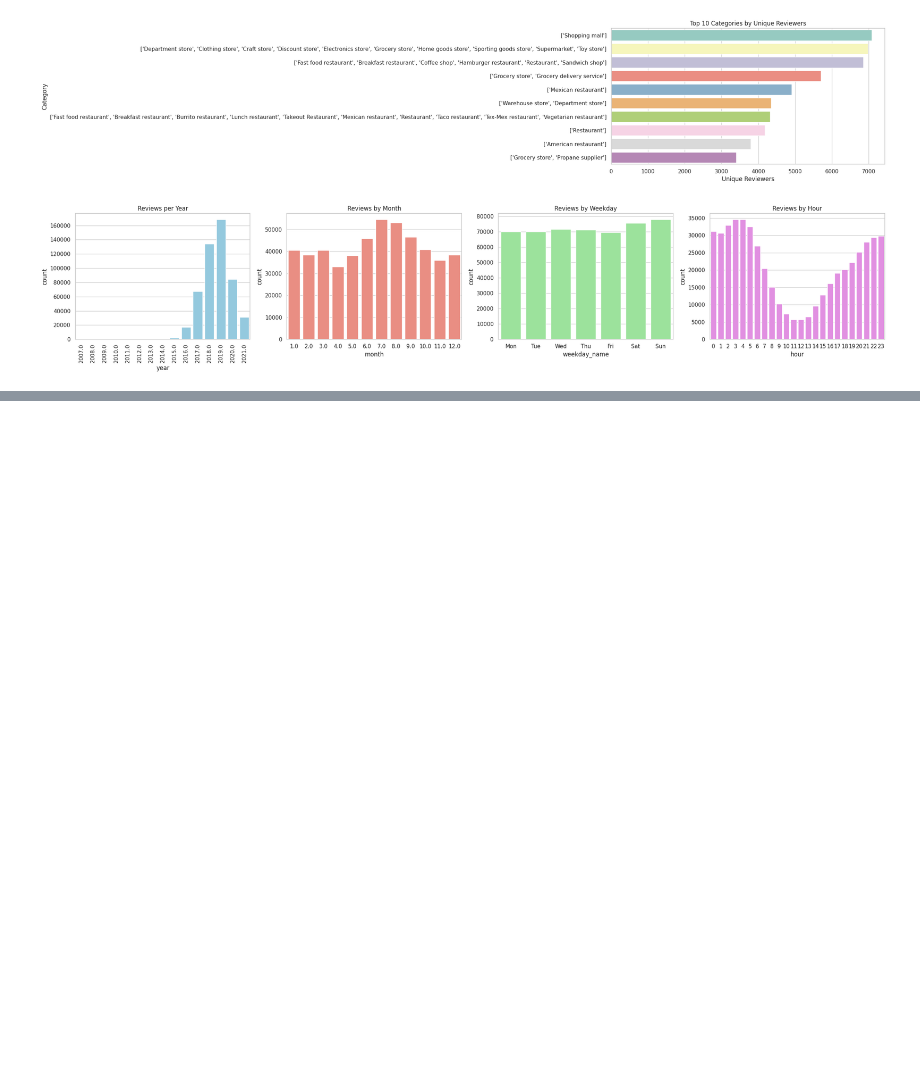
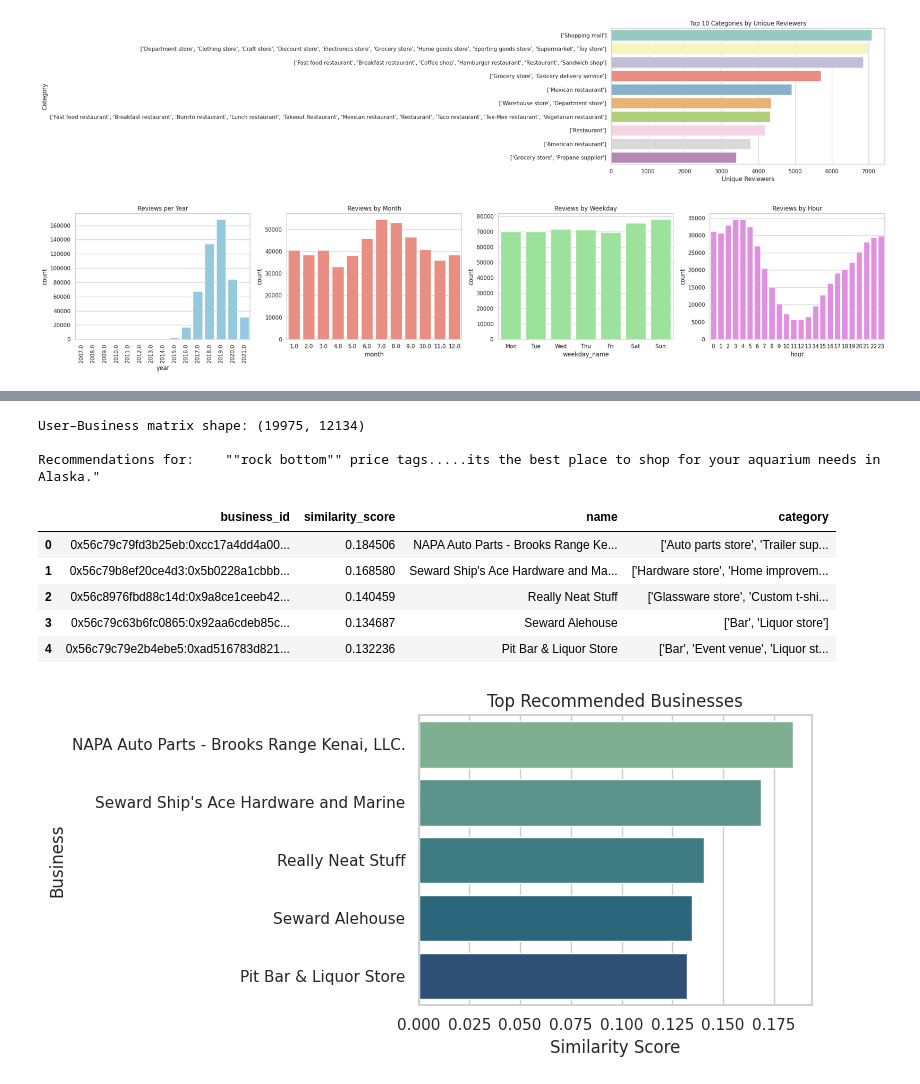
Before and after one commit to PhaniKiranH/sig742-end-term-assessment, a Jupyter notebook: SIT742Task2_Group5.ipynb, the cells around one changed output, grey strips where cells are left out. Drawn from its saved outputs; the diff is of its cells as text; code cells hidden in the pictures; blank space fills up the shorter version.

```diff
--- a/SIT742Task2_Group5.ipynb
+++ b/SIT742Task2_Group5.ipynb
@@ -770,0 +801,77 @@ Top 10 categories by unique reviewers:
+# %%
+from sklearn.neighbors import NearestNeighbors
+
+# Prepare the user–business matrix
+ratings_df = df_joined[["user_id", "gmap_id", "rating"]].copy()
+ratings_df["rating"] = pd.to_numeric(ratings_df["rating"], errors="coerce")
+
+user_business_matrix = ratings_df.pivot_table(
+    index="user_id", columns="gmap_id", values="rating"
+).fillna(0)
+
+print("User–Business matrix shape:", user_business_matrix.shape)
+
+# Fit KNN model on businesses
+business_matrix = user_business_matrix.T.values
+
+model_knn = NearestNeighbors(metric="cosine", algorithm="brute")
+model_knn.fit(business_matrix)
+
+# Recommendation function
+def recommend_business(business_id, top_n=5):
+    """
+    Recommend similar businesses to the given business_id
+    with business name, category, and similarity score.
+    """
+    if business_id not in user_business_matrix.columns:
+        print("Business not found in dataset.")
+        return None
+
+    idx = list(user_business_matrix.columns).index(business_id)
+    business_vec = business_matrix[idx].reshape(1, -1)
+
+    distances, indices = model_knn.kneighbors(business_vec, n_neighbors=top_n+1)
+
+    similar_ids = [user_business_matrix.columns[i] for i in indices.flatten()][1:]
+    similar_scores = distances.flatten()[1:]
+
+
+    results = pd.DataFrame({
+        "business_id": similar_ids,
+        "similarity_score": 1 - similar_scores
+    })
+
+    results = results.merge(
+        meta_df[["gmap_id", "name", "category"]],
+        left_on="business_id", right_on="gmap_id", how="left"
+    ).drop(columns="gmap_id")
+
+    return results
+
+# example recommendation
+example_business = user_business_matrix.columns[0]
+recos = recommend_business(example_business, top_n=5)
+
+print(f"\nRecommendations for: {example_business}\n")
+display(recos)
+
+# visualization
+plt.figure(figsize=(8,4))
+sns.barplot(data=recos, x="similarity_score", y="name", hue="name",
+            palette="crest", legend=False)
+plt.title("Top Recommended Businesses")
+plt.xlabel("Similarity Score")
+plt.ylabel("Business")
+plt.tight_layout()
+plt.show()
+# %% [output]
+User–Business matrix shape: (19975, 12134)
+
+Recommendations for:    ""rock bottom"" price tags.....its the best place to shop for your aquarium needs in Alaska."
+|  | business_id | similarity_score | name | category |
+| 0 | 0x56c79c79fd3b25eb:0xcc17a4dd4a00... | 0.184506 | NAPA Auto Parts - Brooks Range Ke... | ['Auto parts store', 'Trailer sup... |
+| 1 | 0x56c79b8ef20ce4d3:0x5b0228a1cbbb... | 0.168580 | Seward Ship's Ace Hardware and Ma... | ['Hardware store', 'Home improvem... |
+| 2 | 0x56c8976fbd88c14d:0x9a8ce1ceeb42... | 0.140459 | Really Neat Stuff | ['Glassware store', 'Custom t-shi... |
+| 3 | 0x56c79c63b6fc0865:0x92aa6cdeb85c... | 0.134687 | Seward Alehouse | ['Bar', 'Liquor store'] |
+| 4 | 0x56c79c79e2b4ebe5:0xad516783d821... | 0.132236 | Pit Bar & Liquor Store | ['Bar', 'Event venue', 'Liquor st... |
+[figure, added]
```
Also changed, not shown: parts of 6 cells of this notebook.
